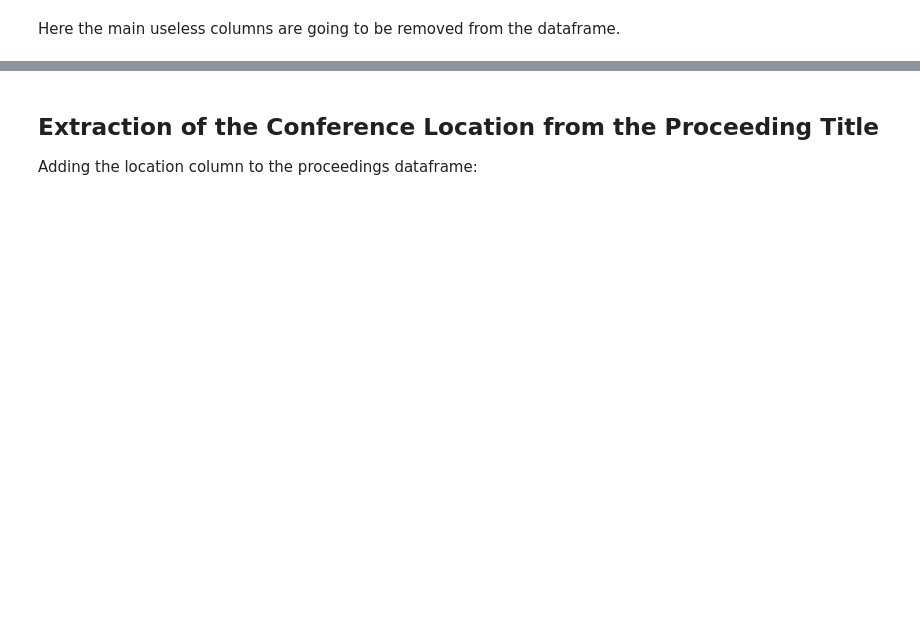
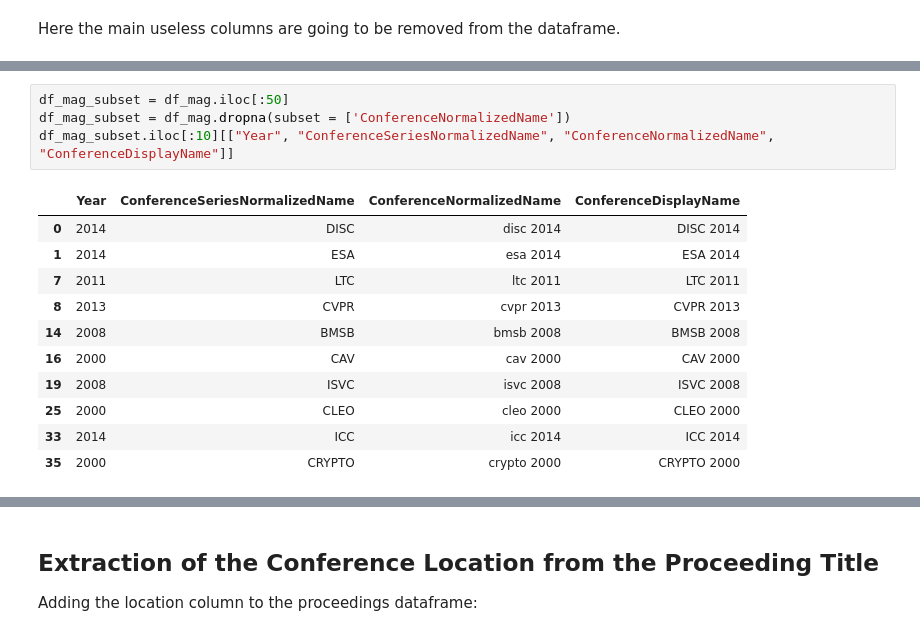
Before and after one commit to MarcoTerzulli/conftur_terzulli, a Jupyter notebook: 2 - Conference Location Fix/1 - mag_fix_locations_from_raw_dblp_dump.ipynb, the cells around one changed output, grey strips where cells are left out. Drawn from its saved outputs; the diff is of its cells as text; blank space fills up the shorter version.

```diff
--- a/2 - Conference Location Fix/1 - mag_fix_locations_from_raw_dblp_dump.ipynb
+++ b/2 - Conference Location Fix/1 - mag_fix_locations_from_raw_dblp_dump.ipynb
@@ -93,0 +97,16 @@ df_dblp
+# %%
+df_mag_subset = df_mag.iloc[:50]
+df_mag_subset = df_mag.dropna(subset = ['ConferenceNormalizedName'])
+df_mag_subset.iloc[:10][["Year", "ConferenceSeriesNormalizedName", "ConferenceNormalizedName", "ConferenceDisplayName"]]
+# %% [output]
+|  | Year | ConferenceSeriesNormalizedName | ConferenceNormalizedName | ConferenceDisplayName |
+| 0 | 2014 | DISC | disc 2014 | DISC 2014 |
+| 1 | 2014 | ESA | esa 2014 | ESA 2014 |
+| 7 | 2011 | LTC | ltc 2011 | LTC 2011 |
+| 8 | 2013 | CVPR | cvpr 2013 | CVPR 2013 |
+| 14 | 2008 | BMSB | bmsb 2008 | BMSB 2008 |
+| 16 | 2000 | CAV | cav 2000 | CAV 2000 |
+| 19 | 2008 | ISVC | isvc 2008 | ISVC 2008 |
+| 25 | 2000 | CLEO | cleo 2000 | CLEO 2000 |
+| 33 | 2014 | ICC | icc 2014 | ICC 2014 |
+| 35 | 2000 | CRYPTO | crypto 2000 | CRYPTO 2000 |
```
Also changed, not shown: parts of 59 cells of this notebook, 3 other files.
